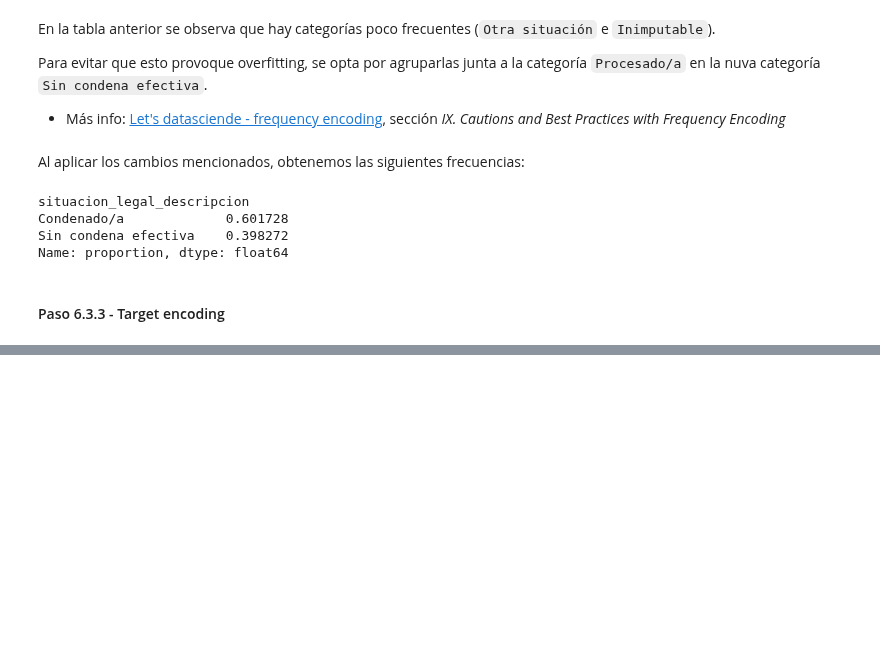
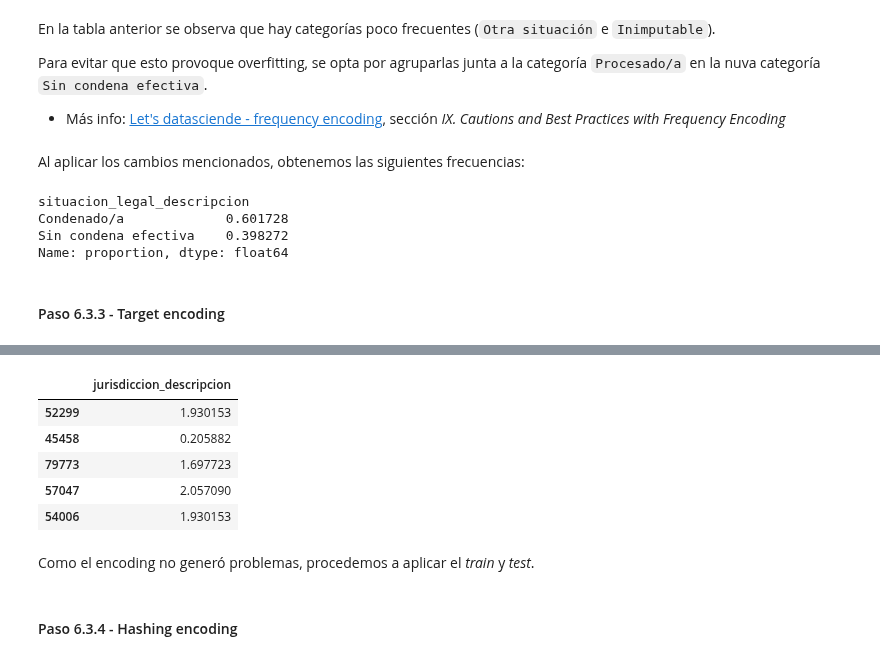
Before and after one commit to gasper-az/CEIA_Analisis_de_datos, a Jupyter notebook: trabajos_practicos/resolucion_tp_02/tp_02.ipynb, the cells around one changed output, grey strips where cells are left out. Saved outputs shown, nothing was run; the diff lists cells and outputs as text; code cells hidden in the pictures; blank space fills up the shorter version.

```diff
--- a/trabajos_practicos/resolucion_tp_02/tp_02.ipynb
+++ b/trabajos_practicos/resolucion_tp_02/tp_02.ipynb
@@ -1325,0 +1428,12 @@ X_test["situacion_legal_descripcion"] = X_test["situacion_legal_descripcion"].ma
+# %%
+jurisdiccion_test_encode = target_encoder_jurisdiccion.fit_transform(X_test["jurisdiccion_descripcion"], y_test)
+jurisdiccion_test_encode.head(5)
+# %% [output]
+|  | jurisdiccion_descripcion |
+| 52299 | 1.930153 |
+| 45458 | 0.205882 |
+| 79773 | 1.697723 |
+| 57047 | 2.057090 |
+| 54006 | 1.930153 |
+# %% [markdown]
+Como el encoding no generó problemas, procedemos a aplicar el *train* y *test*.
@@ -1325,0 +1445,2 @@ X_test["situacion_legal_descripcion"] = X_test["situacion_legal_descripcion"].ma
+# %% [markdown]
+#### Paso 6.3.4 - Hashing encoding
```
Also changed, not shown: parts of 25 cells of this notebook.
